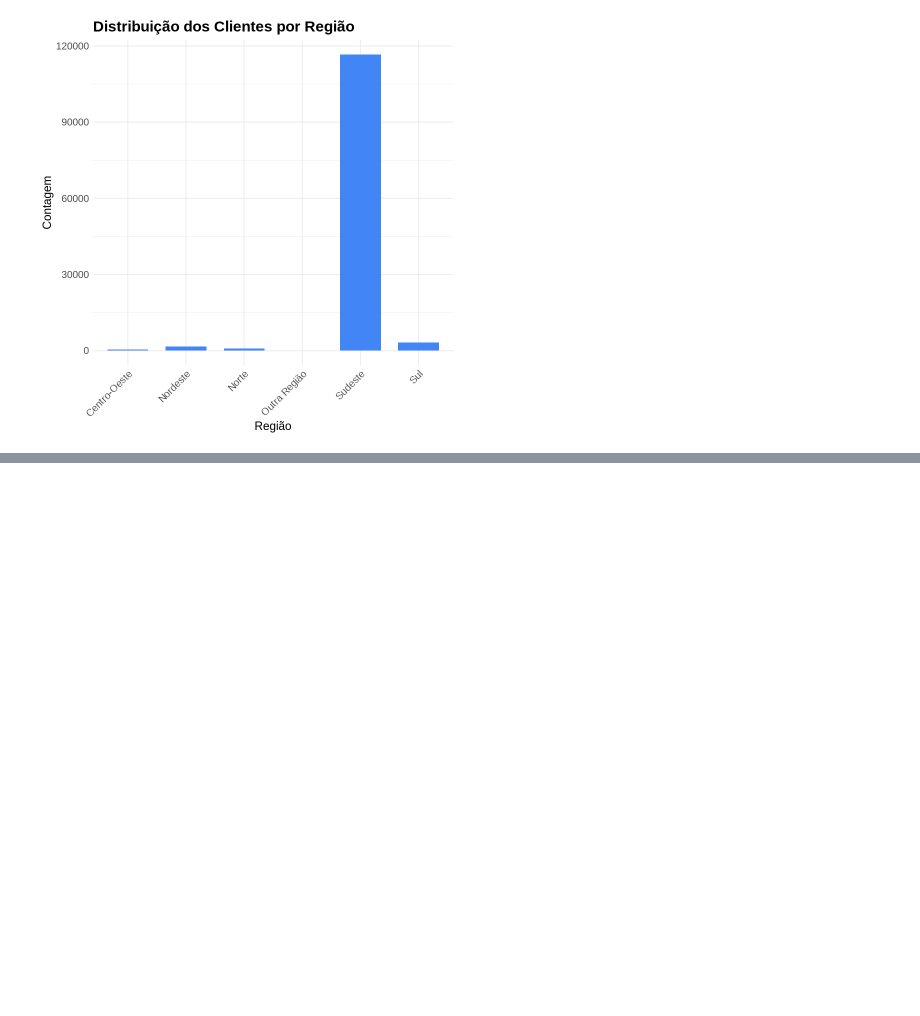
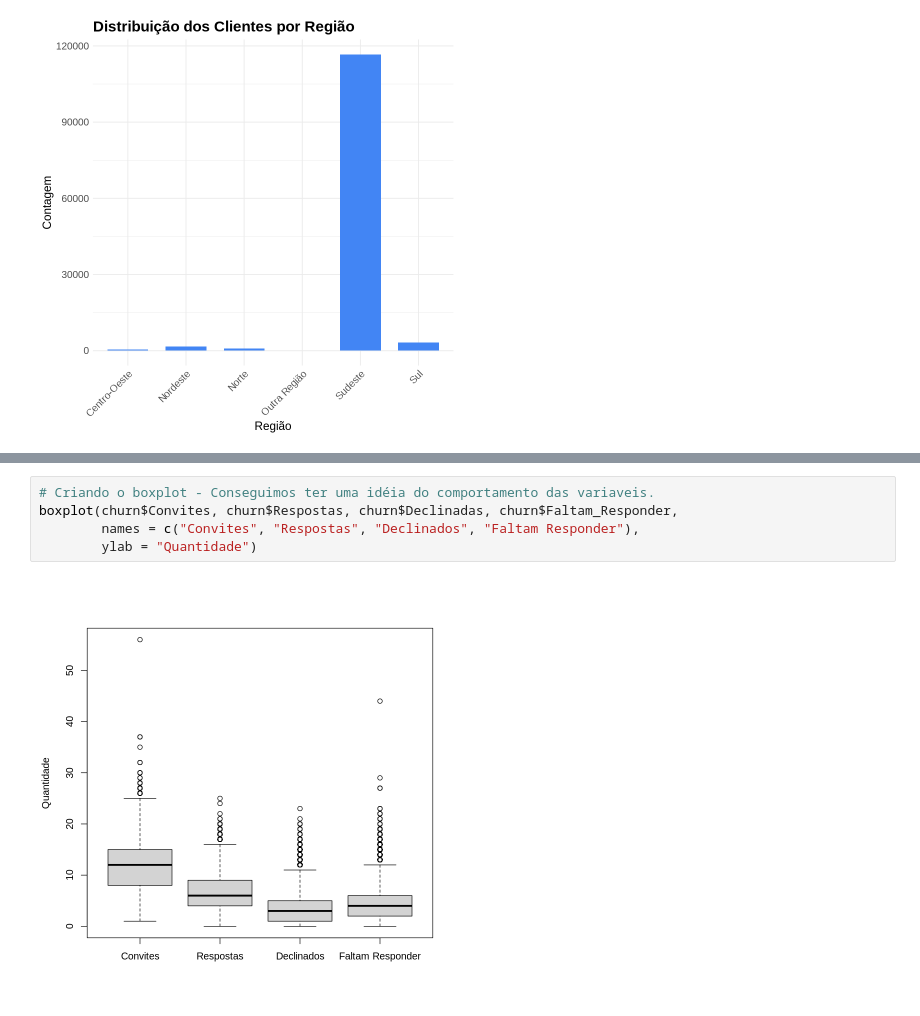
Before and after one commit to Gabrieldiasdeoliveira/Analise_exploratioria_de_dados, a Jupyter notebook: Analise_Exploratória_de_dados_Rotatividade_de_Clientes.ipynb, the cells around one changed output, grey strips where cells are left out. Drawn from its saved outputs; the diff is of its cells as text; blank space fills up the shorter version.

```diff
--- a/Analise_Exploratória_de_dados_Rotatividade_de_Clientes.ipynb
+++ b/Analise_Exploratória_de_dados_Rotatividade_de_Clientes.ipynb
@@ -263,0 +275,7 @@ do segundo trimestre de 2022.
+# %%
+# Criando o boxplot - Conseguimos ter uma idéia do comportamento das variaveis.
+boxplot(churn$Convites, churn$Respostas, churn$Declinadas, churn$Faltam_Responder,
+        names = c("Convites", "Respostas", "Declinados", "Faltam Responder"),
+        ylab = "Quantidade")
+# %% [output]
+[figure, added]
```
Also changed, not shown: parts of 8 cells of this notebook.
